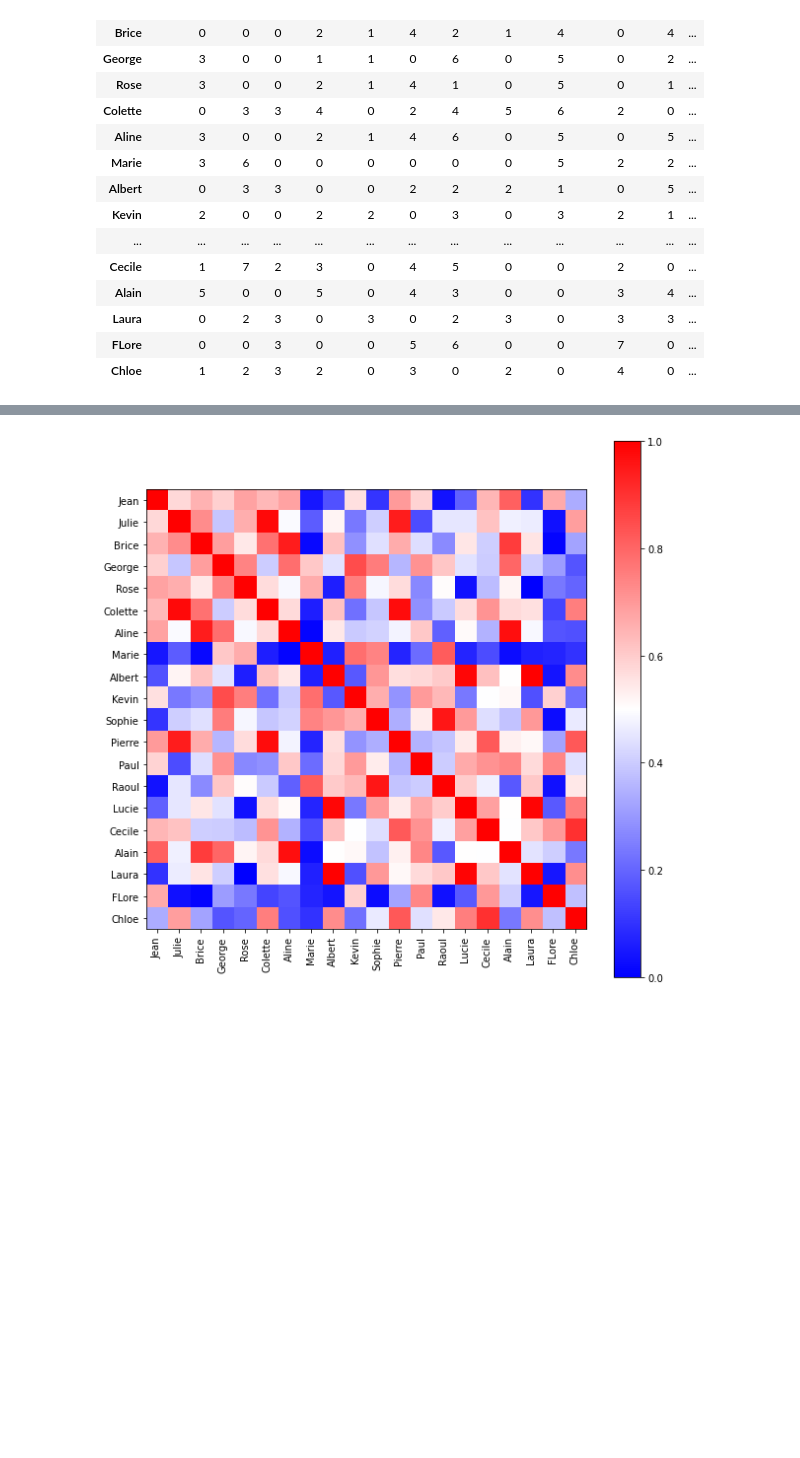
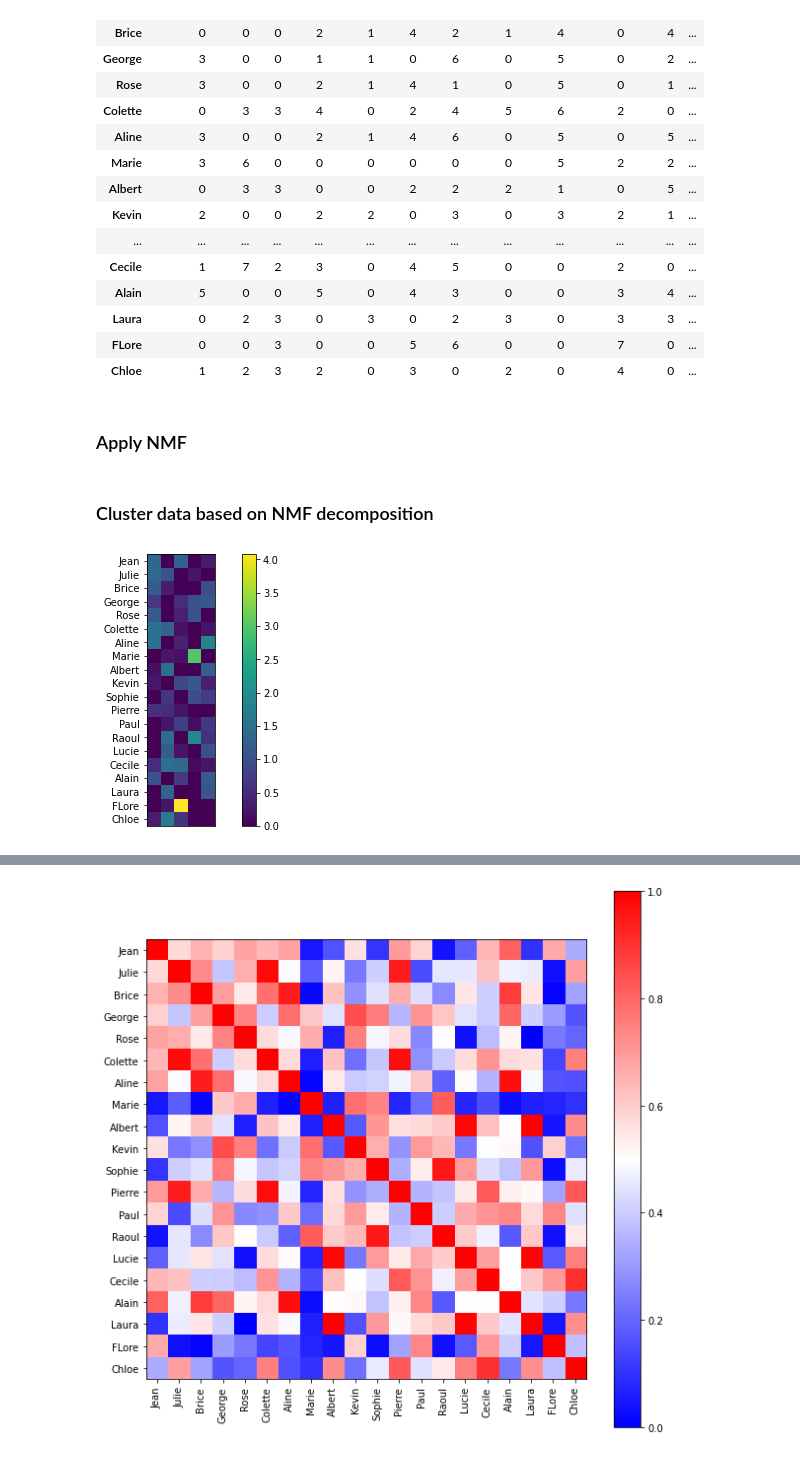
Before and after one commit to jorisguerin/clusteringLectures, a Jupyter notebook: Slides_NMF.ipynb, the cells around one changed output, grey strips where cells are left out. Drawn from its saved outputs; the diff is of its cells as text; code cells hidden in the pictures; blank space fills up the shorter version.

```diff
--- a/Slides_NMF.ipynb
+++ b/Slides_NMF.ipynb
@@ -213,9 +215,24 @@ data
 | Laura | 0 | 2 | 3 | 0 | 3 | 0 | 2 | 3 | 0 | 3 | 3 | ... |
 | FLore | 0 | 0 | 3 | 0 | 0 | 5 | 6 | 0 | 0 | 7 | 0 | ... |
 | Chloe | 1 | 2 | 3 | 2 | 0 | 3 | 0 | 2 | 0 | 4 | 0 | ... |
+# %% [markdown]
+### Apply NMF
 # %%
 nmf = NMF(n_components=5)
 
 nmf.fit(data)
 W = nmf.transform(data)
 H = nmf.components_
+# %% [markdown]
+### Cluster data based on NMF decomposition
+# %%
+# New data representation of people
+
+plt.figure(figsize=(10, 5))
+plt.imshow(W)#, extent=[0, 30, 0, 19])
+plt.colorbar()
+plt.xticks([])
+plt.yticks(ticks=range(len(data.index.values)), labels=data.index.values)
+plt.show()
+# %% [output]
+[figure, added]
```
Also changed, not shown: parts of 5 cells of this notebook.
